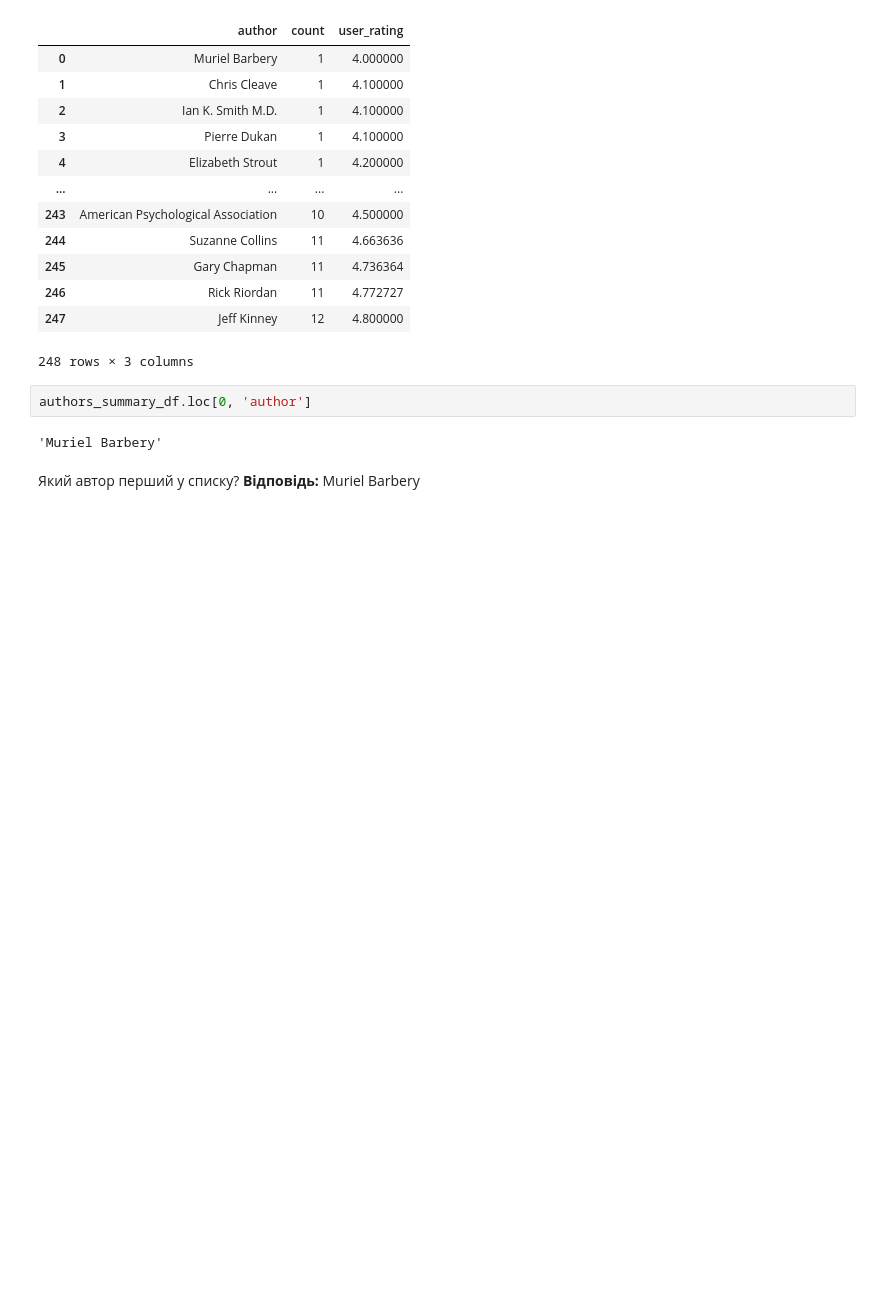
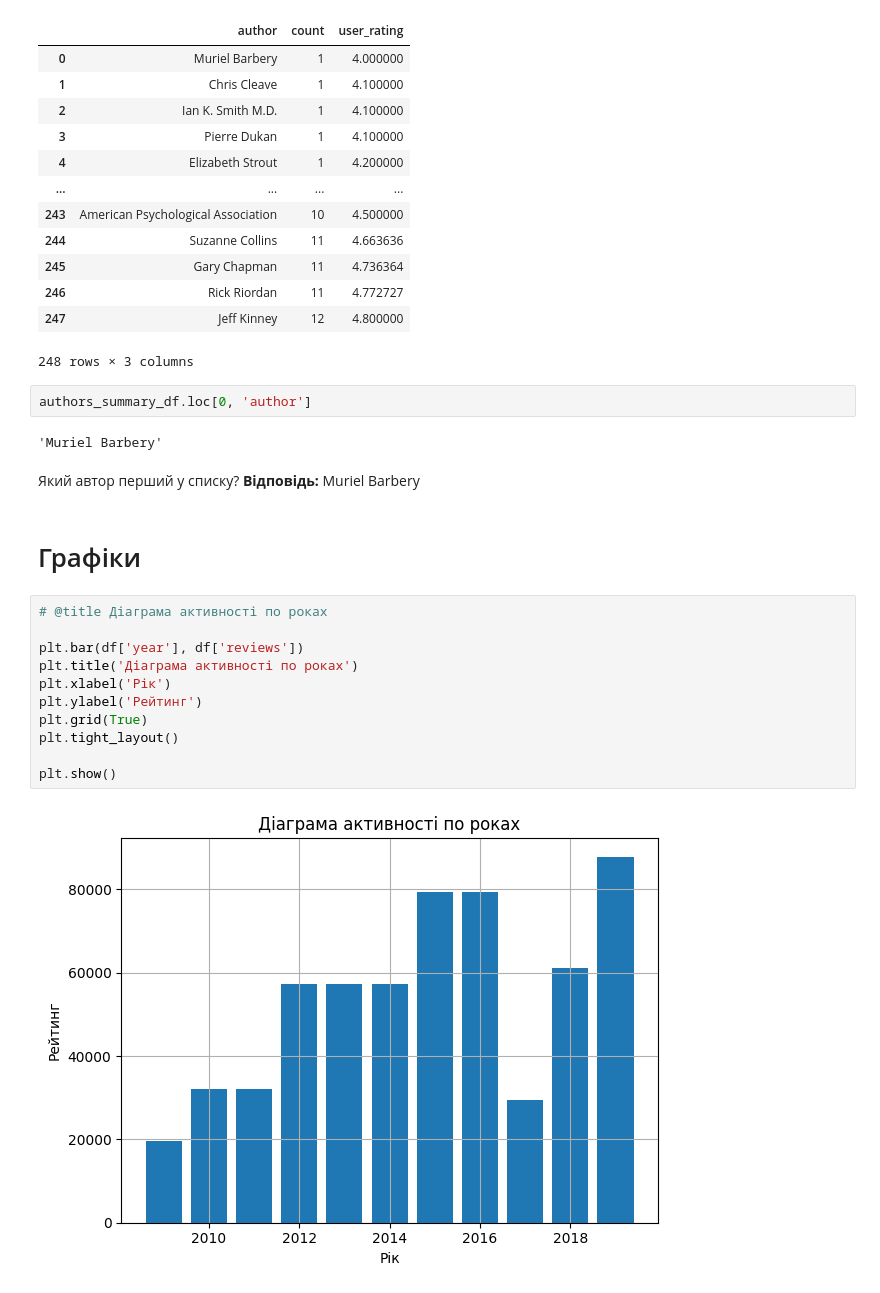
Before and after one commit to peakodev/data_science, a Jupyter notebook: home_02/Hw2_3.ipynb, the cells around one changed output. Cells and saved outputs as stored; diff of their text form; blank space fills up the shorter version.

Commit message:
home02: part 3 add graph

```diff
--- a/home_02/Hw2_3.ipynb
+++ b/home_02/Hw2_3.ipynb
@@ -242,3 +242,18 @@ authors_summary_df.loc[0, 'author']
 'Muriel Barbery'
 # %% [markdown]
 Який автор перший у списку? **Відповідь:** Muriel Barbery
+# %% [markdown]
+# Графіки
+# %%
+# @title Діаграма активності по роках
+
+plt.bar(df['year'], df['reviews'])
+plt.title('Діаграма активності по роках')
+plt.xlabel('Рік')
+plt.ylabel('Рейтинг')
+plt.grid(True)
+plt.tight_layout()
+
+plt.show()
+# %% [output]
+[figure, added]
```
Also changed, not shown: parts of 3 cells of this notebook.
